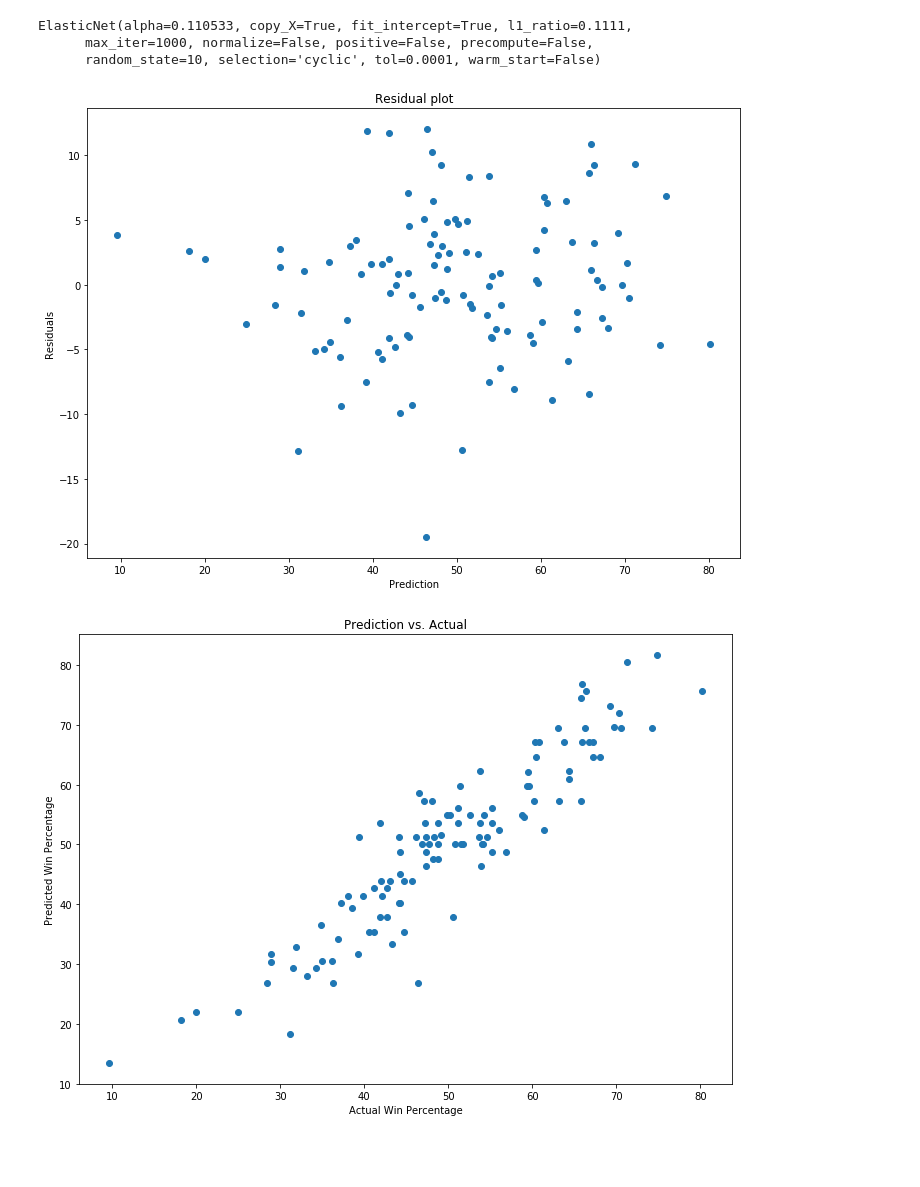
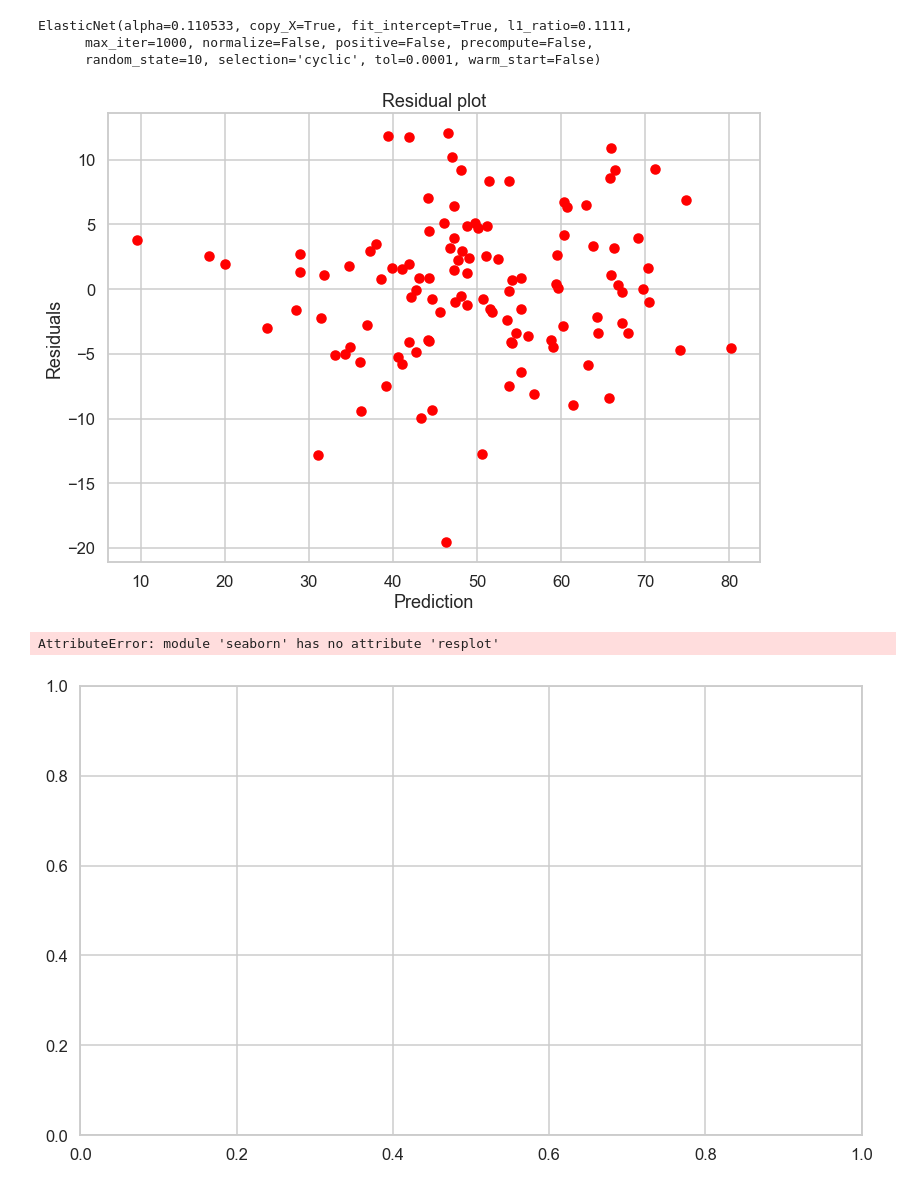
Before and after one commit to yeewill/project_2_webScrapeRegression, a Jupyter notebook: 04 Modeling.ipynb, the cells around one changed output. Cells and saved outputs as stored; diff of their text form; code cells hidden in the pictures; blank space fills up the shorter version.

```diff
--- a/04 Modeling.ipynb
+++ b/04 Modeling.ipynb
@@ -91,25 +91,29 @@ ElasticNet(alpha=0.110533, copy_X=True, fit_intercept=True, l1_ratio=0.1111,
 pred = elastic_net_final.predict(X_test)
 res = y_test - pred
 # %%
+sns.set_style("whitegrid")
+sns.set_context("talk")
+
 a4_dims = (11.7, 8.27)
 fig, ax = plt.subplots(figsize=a4_dims)
-plt.scatter(pred, res)
+plt.scatter(pred, res, color = 'red')
 plt.title("Residual plot")
 plt.xlabel("Prediction")
 plt.ylabel("Residuals");
 plt.savefig('Residual Plot.svg',bbox_inches="tight")
 # %% [output]
-[figure, old version]
+[figure, new version]
 # %%
-a4_dims = (11.7, 8.27)
+a4_dims = (14, 8.27)
 fig, ax = plt.subplots(figsize=a4_dims)
-plt.scatter(pred, y_test)
+sns.resplot(pred, y_test, color ='green')
 plt.title("Prediction vs. Actual")
 plt.xlabel("Actual Win Percentage")
 plt.ylabel("Predicted Win Percentage");
 plt.savefig('Prediction.svg',bbox_inches="tight")
 # %% [output]
+AttributeError: module 'seaborn' has no attribute 'resplot'
-[figure, old version]
+[figure, new version]
 # %%
 a4_dims = (11.7, 8.27)
 fig, ax = plt.subplots(figsize=a4_dims)
```
Also changed, not shown: parts of 9 cells of this notebook, 7 other files.
